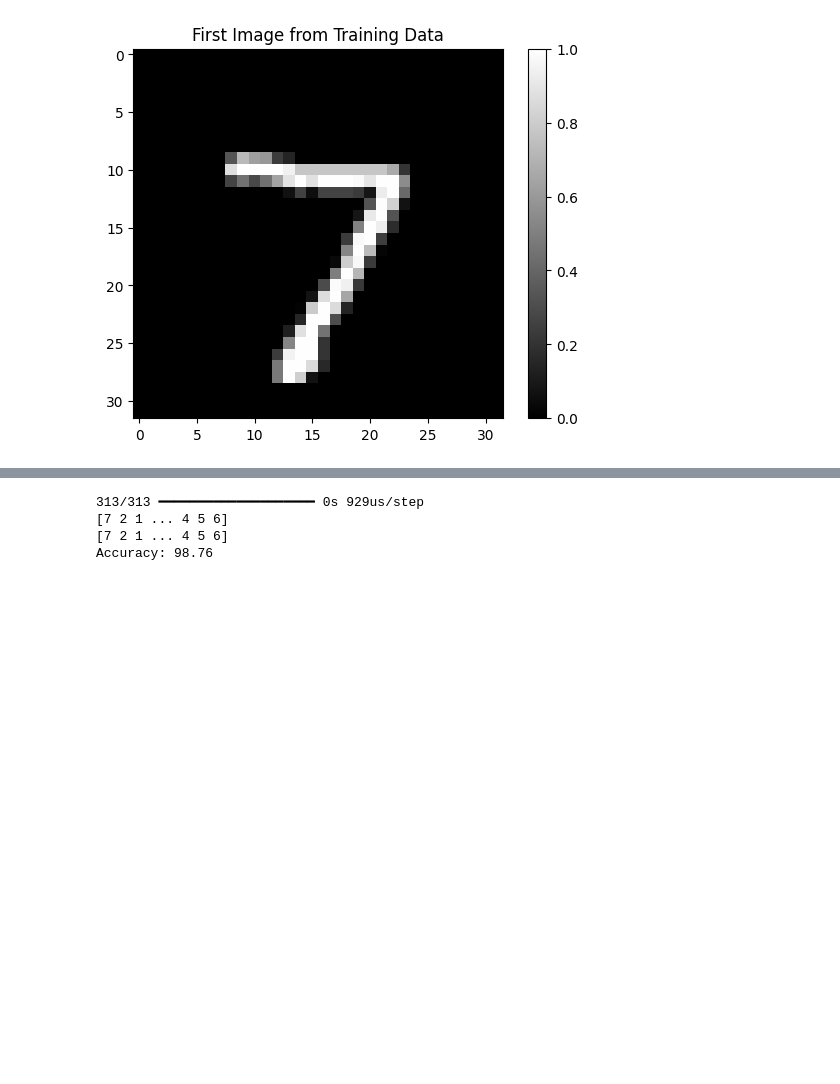
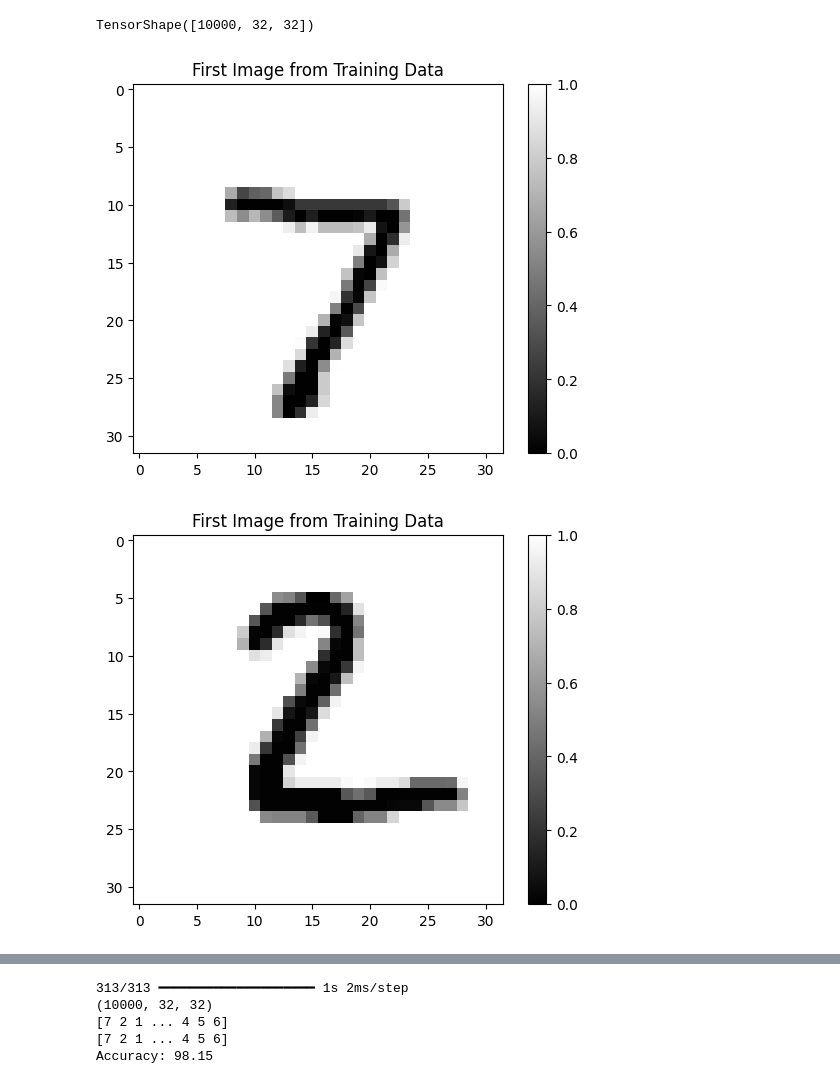
Before and after one commit to Lukas-Kozel/LeNet-5-playground, a Jupyter notebook: testing.ipynb, the cells around one changed output, grey strips where cells are left out. Cells and saved outputs as stored; diff of their text form; code cells hidden in the pictures; blank space fills up the shorter version.

Commit message:
added few training data + reversed colors. Model is overfitted probably.

```diff
--- a/testing.ipynb
+++ b/testing.ipynb
@@ -36,11 +36,27 @@ Model: "sequential_5"
 (train_images, train_labels), (test_images, test_labels) = mnist.load_data()
 test_images = tf.pad(test_images, [[0, 0], [2, 2], [2, 2]])
 test_images = tf.cast(test_images, tf.float32) / 255.0
+
+
+test_images = 1.0 - test_images # to invert colors
+
+test_images.shape
+# %% [output]
+TensorShape([10000, 32, 32])
 # %%
 # Plotting the image
 plt.imshow(test_images[0, :, :], cmap='gray')  # 'cmap' specifies that we want to see the image in grayscale
 plt.title('First Image from Training Data')
 plt.colorbar()
 plt.show()
+plt.imshow(test_images[1, :, :], cmap='gray')  # 'cmap' specifies that we want to see the image in grayscale
+plt.title('First Image from Training Data')
+plt.colorbar()
+plt.show()
+plt.imshow(test_images[2, :, :], cmap='gray')  # 'cmap' specifies that we want to see the image in grayscale
+plt.title('First Image from Training Data')
+plt.colorbar()
+plt.show()
 # %% [output]
-[figure, old version]
+[figure, new version]
+[figure, added]
@@ -50,7 +67,7 @@ test_dataset = tf.data.Dataset.from_tensor_slices((test_images, test_labels))
 test_dataset = test_dataset.batch(32)  # Only batch the test data (no need to shuffle)
 # %%
 predictions = model.predict(test_images) # returns matrix when each column represents confidence
-
+print(test_images.shape)
 class_prediction = np.argmax(predictions, axis=1)
 print(class_prediction)
 correct_prediction = np.argmax(test_labels, axis=1)
@@ -60,7 +77,8 @@ comparison = np.equal(class_prediction,correct_prediction)
 true_count = np.sum(comparison)
 print(f'Accuracy: {true_count/correct_prediction.shape[0]* 100}')
 # %% [output]
-313/313 ━━━━━━━━━━━━━━━━━━━━ 0s 929us/step
+313/313 ━━━━━━━━━━━━━━━━━━━━ 1s 2ms/step
+(10000, 32, 32)
 [7 2 1 ... 4 5 6]
 [7 2 1 ... 4 5 6]
-Accuracy: 98.76
+Accuracy: 98.15
```
Also changed, not shown: parts of 3 cells of this notebook, 4 other files.
